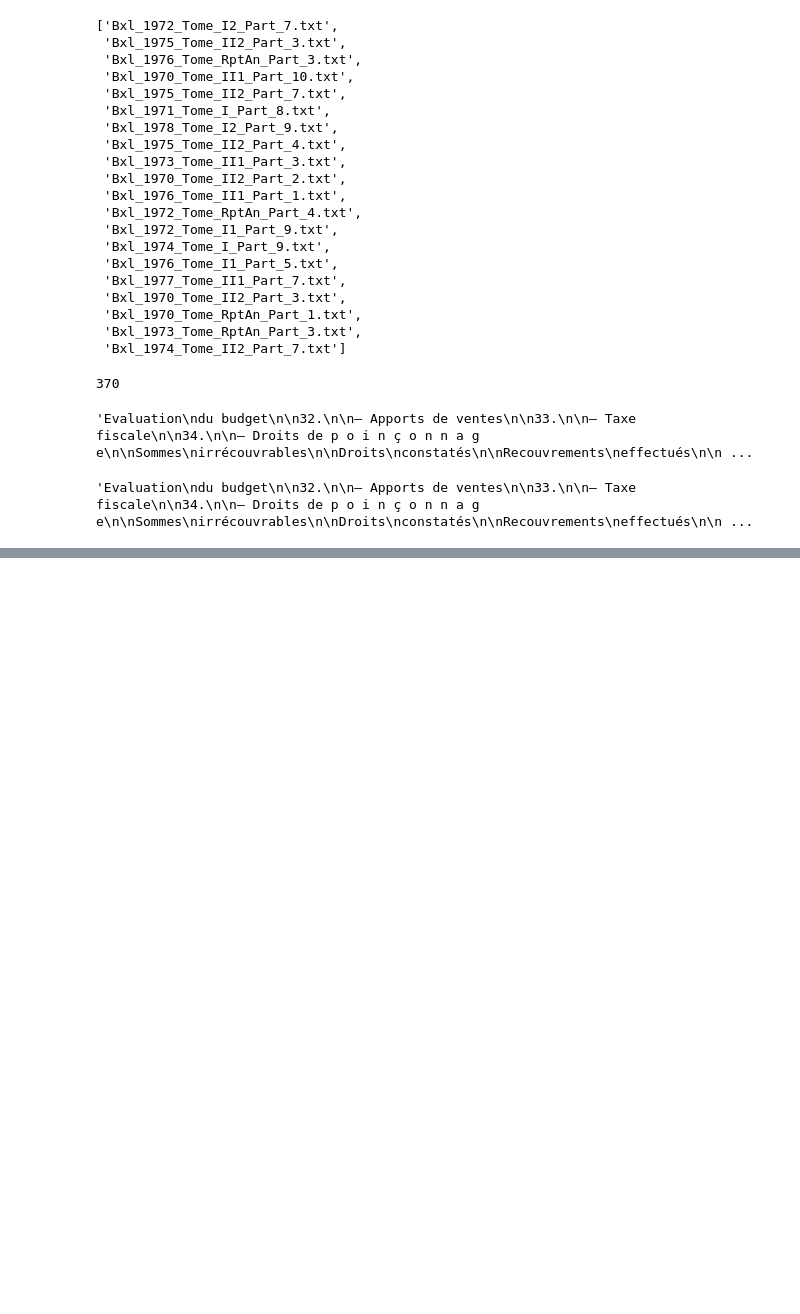
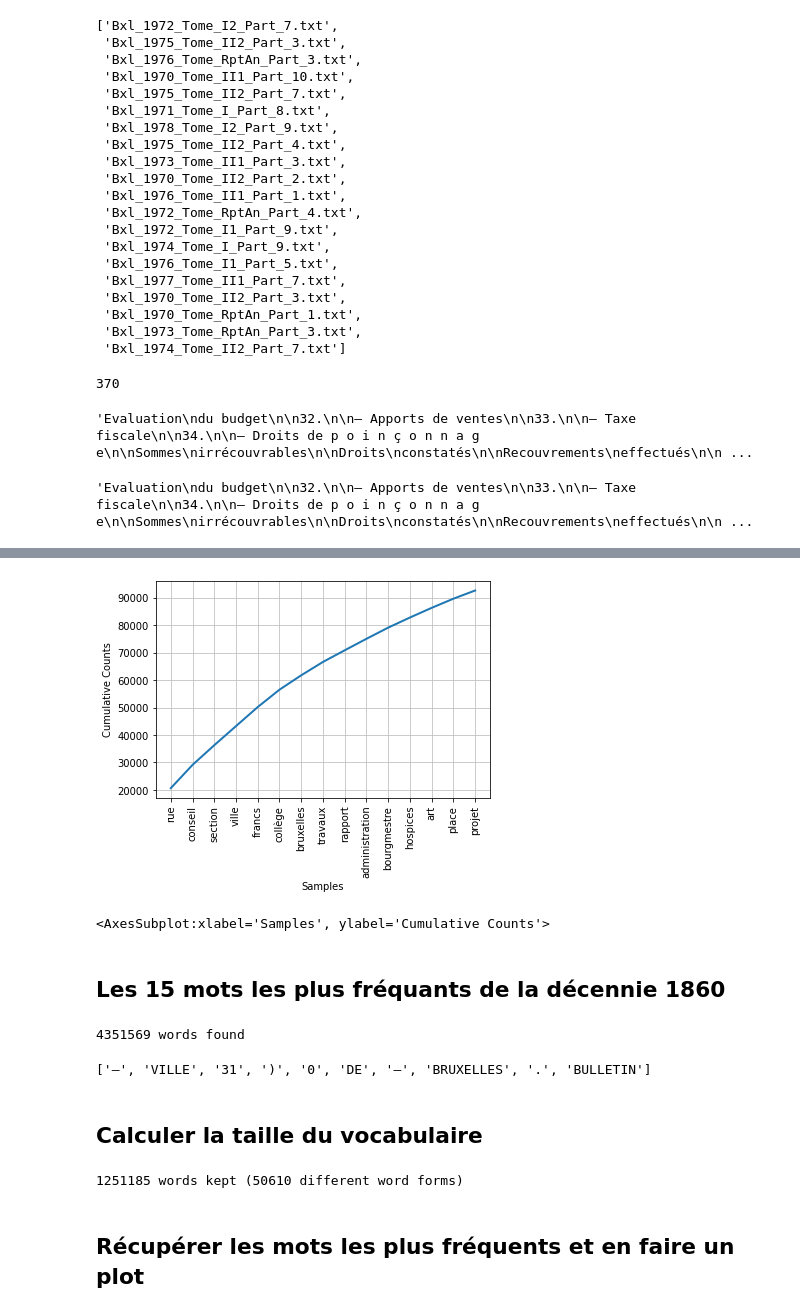
Before and after one commit to svalmara/tac, a Jupyter notebook: TP4/Freq_par_décennie.ipynb, the cells around one changed output, grey strips where cells are left out. Saved outputs shown, nothing was run; the diff lists cells and outputs as text; code cells hidden in the pictures; blank space fills up the shorter version.

```diff
--- a/TP4/Freq_par_décennie.ipynb
+++ b/TP4/Freq_par_décennie.ipynb
@@ -1005,0 +826,10 @@ before[:500]
+# %%
+# Récupération du contenu du fichier
+path = "../data/tmp_tp4/1850s.txt"
+
+with open(path) as f:
+    text = f.read()
+# %%
+# Tokenization
+words = nltk.wordpunct_tokenize(text)
+print(f"{len(words)} words found")
@@ -1005,0 +858,5 @@ before[:500]
+# %%
+# Eliminer les stopwords et les termes non alphabétiques
+kept = [w.lower() for w in words if len(w) > 2 and w.isalpha() and w.lower() not in sw]
+voc = set(kept)
+print(f"{len(kept)} words kept ({len(voc)} different word forms)")
@@ -1005,0 +867,3 @@ before[:500]
+# %%
+fdist = nltk.FreqDist(kept)
+fdist.most_common(15)
@@ -1005,0 +886,9 @@ before[:500]
+# %%
+# Plot: les n mots les plus fréquents
+n = 15
+fdist.plot(n, cumulative=True)
+# %% [output]
+[figure, added]
+<AxesSubplot:xlabel='Samples', ylabel='Cumulative Counts'>
+# %% [markdown]
+## Les 15 mots les plus fréquants de la décennie 1860
@@ -1005,0 +901,21 @@ before[:500]
+# %%
+# Tokenization
+words = nltk.wordpunct_tokenize(text)
+print(f"{len(words)} words found")
+# %% [output]
+4351569 words found
+# %%
+words[:10]
+# %% [output]
+['—', 'VILLE', '31', ')', '0', 'DE', '—', 'BRUXELLES', '.', 'BULLETIN']
+# %% [markdown]
+## Calculer la taille du vocabulaire
+# %%
+# Eliminer les stopwords et les termes non alphabétiques
+kept = [w.lower() for w in words if len(w) > 2 and w.isalpha() and w.lower() not in sw]
+voc = set(kept)
+print(f"{len(kept)} words kept ({len(voc)} different word forms)")
+# %% [output]
+1251185 words kept (50610 different word forms)
+# %% [markdown]
+## Récupérer les mots les plus fréquents et en faire un plot
```
Also changed, not shown: parts of 134 cells of this notebook, 15 other files.
